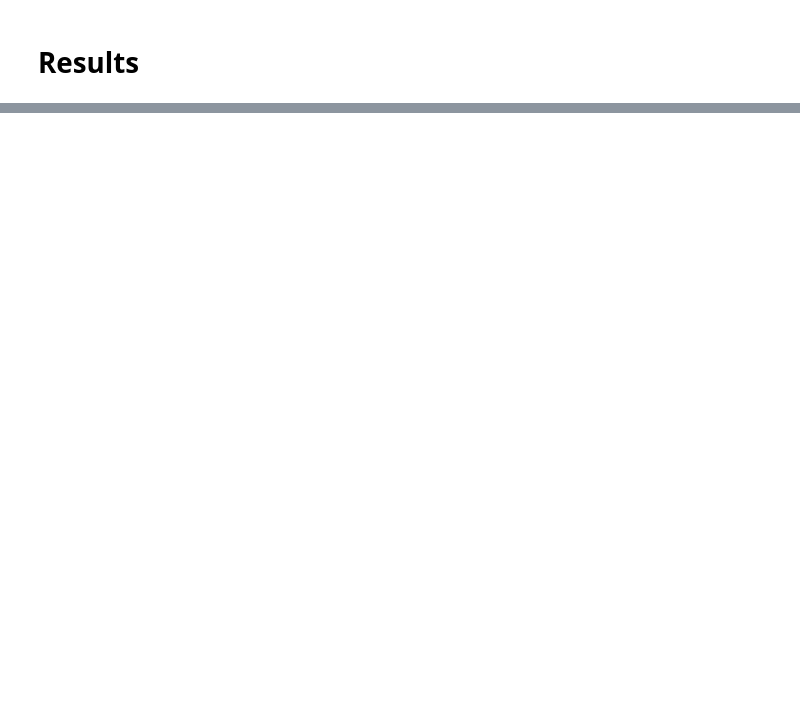
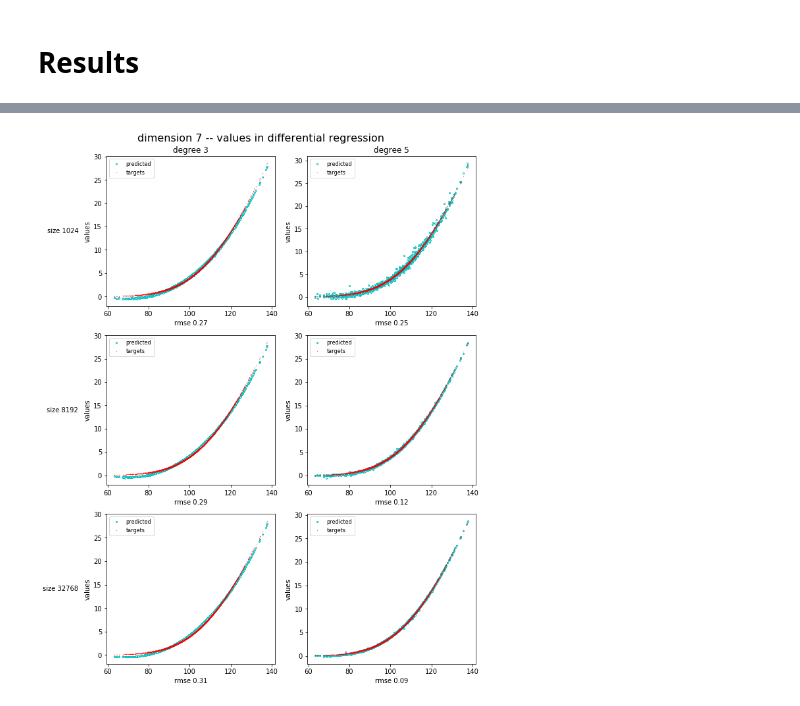
Before and after one commit to differential-machine-learning/notebooks, a Jupyter notebook: DifferentialRegression.ipynb, the cells around one changed output, grey strips where cells are left out. Drawn from its saved outputs; the diff is of its cells as text; code cells hidden in the pictures; blank space fills up the shorter version.

```diff
--- a/DifferentialRegression.ipynb
+++ b/DifferentialRegression.ipynb
@@ -448,0 +479,5 @@ graph("dimension %d" % basketDim, values, xAxis, "", "values", yTest, "standard"
+# %%
+# differential regression value chart
+graph("dimension %d" % basketDim, values, xAxis, "values", yTest, "differential", degs, sizes)
+# %% [output]
+[figure, added]
```
Also changed, not shown: parts of 19 cells of this notebook.
